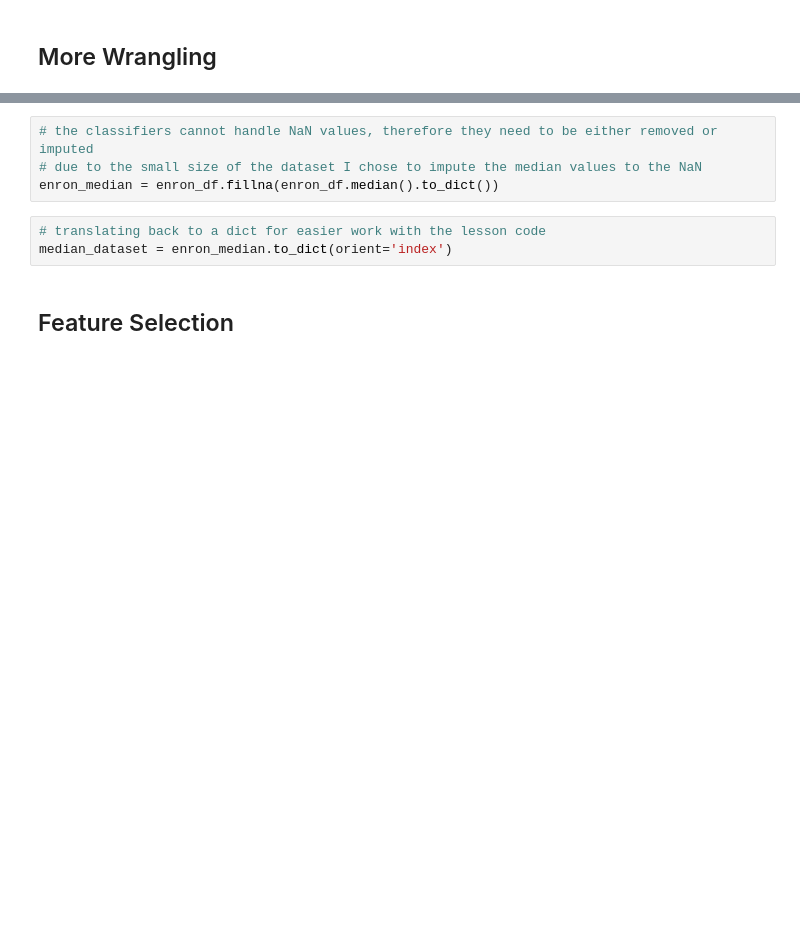
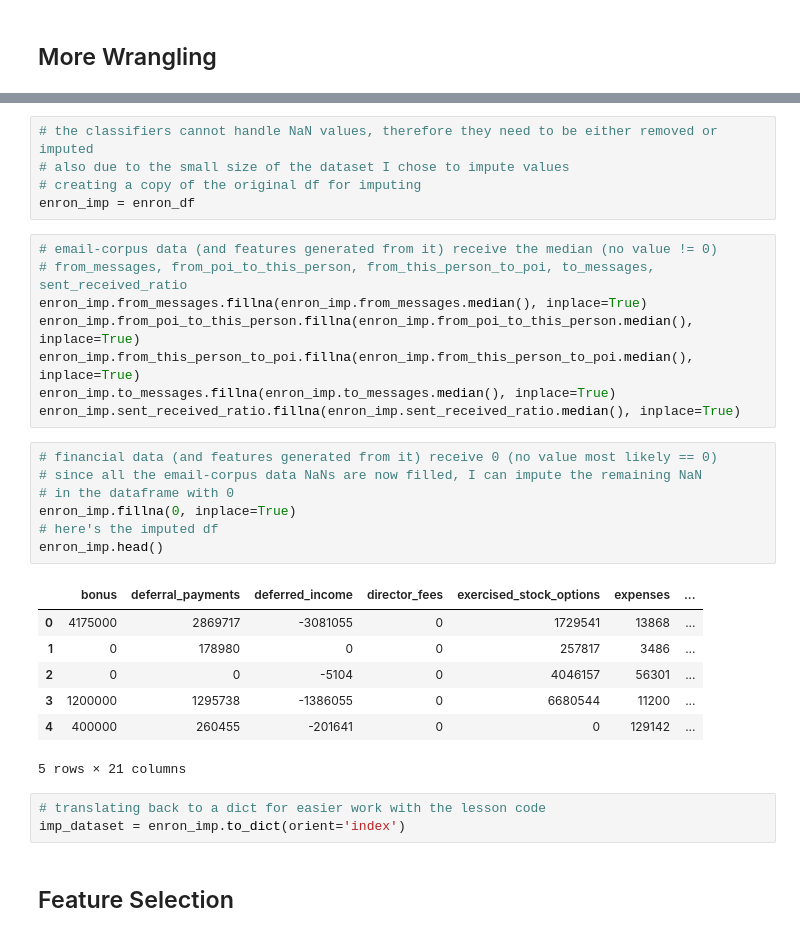
Before and after one commit to martin-martin/smartest_algorithm, a Jupyter notebook: ml_enron.ipynb, the cells around one changed output, grey strips where cells are left out. Saved outputs shown, nothing was run; the diff lists cells and outputs as text; blank space fills up the shorter version.

```diff
--- a/ml_enron.ipynb
+++ b/ml_enron.ipynb
@@ -156,10 +178,34 @@ enron_df_os = enron_df.reindex(np.random.permutation(enron_df.index))
 # %%
 # the classifiers cannot handle NaN values, therefore they need to be either removed or imputed
-# due to the small size of the dataset I chose to impute the median values to the NaN
-enron_median = enron_df.fillna(enron_df.median().to_dict())
+# also due to the small size of the dataset I chose to impute values
+# creating a copy of the original df for imputing
+enron_imp = enron_df
+# %%
+# email-corpus data (and features generated from it) receive the median (no value != 0)
+# from_messages, from_poi_to_this_person, from_this_person_to_poi, to_messages, sent_received_ratio
+enron_imp.from_messages.fillna(enron_imp.from_messages.median(), inplace=True)
+enron_imp.from_poi_to_this_person.fillna(enron_imp.from_poi_to_this_person.median(), inplace=True)
+enron_imp.from_this_person_to_poi.fillna(enron_imp.from_this_person_to_poi.median(), inplace=True)
+enron_imp.to_messages.fillna(enron_imp.to_messages.median(), inplace=True)
+enron_imp.sent_received_ratio.fillna(enron_imp.sent_received_ratio.median(), inplace=True)
+# %%
+# financial data (and features generated from it) receive 0 (no value most likely == 0)
+# since all the email-corpus data NaNs are now filled, I can impute the remaining NaN
+# in the dataframe with 0
+enron_imp.fillna(0, inplace=True)
+# here's the imputed df
+enron_imp.head()
+# %% [output]
+|  | bonus | deferral_payments | deferred_income | director_fees | exercised_stock_options | expenses | ... |
+| 0 | 4175000 | 2869717 | -3081055 | 0 | 1729541 | 13868 | ... |
+| 1 | 0 | 178980 | 0 | 0 | 257817 | 3486 | ... |
+| 2 | 0 | 0 | -5104 | 0 | 4046157 | 56301 | ... |
+| 3 | 1200000 | 1295738 | -1386055 | 0 | 6680544 | 11200 | ... |
+| 4 | 400000 | 260455 | -201641 | 0 | 0 | 129142 | ... |
+5 rows × 21 columns
 # %%
 # translating back to a dict for easier work with the lesson code
-median_dataset = enron_median.to_dict(orient='index')
+imp_dataset = enron_imp.to_dict(orient='index')
 # %% [markdown]
 ## Feature Selection
 # %%
```
Also changed, not shown: parts of 13 cells of this notebook, 2 other files.
